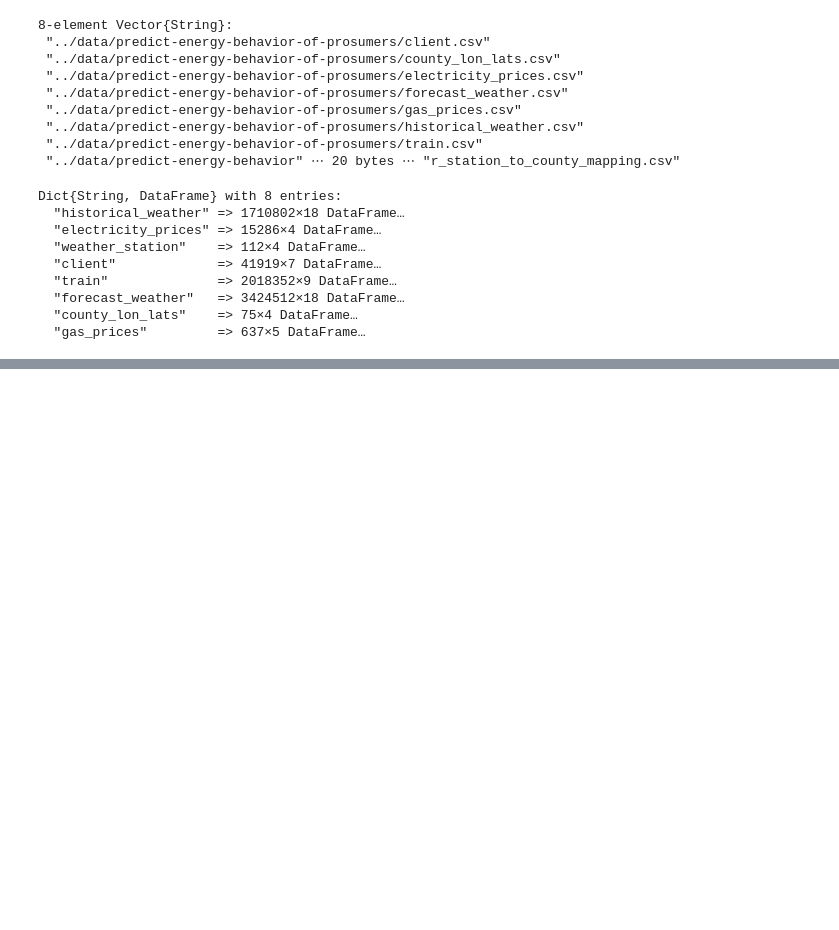
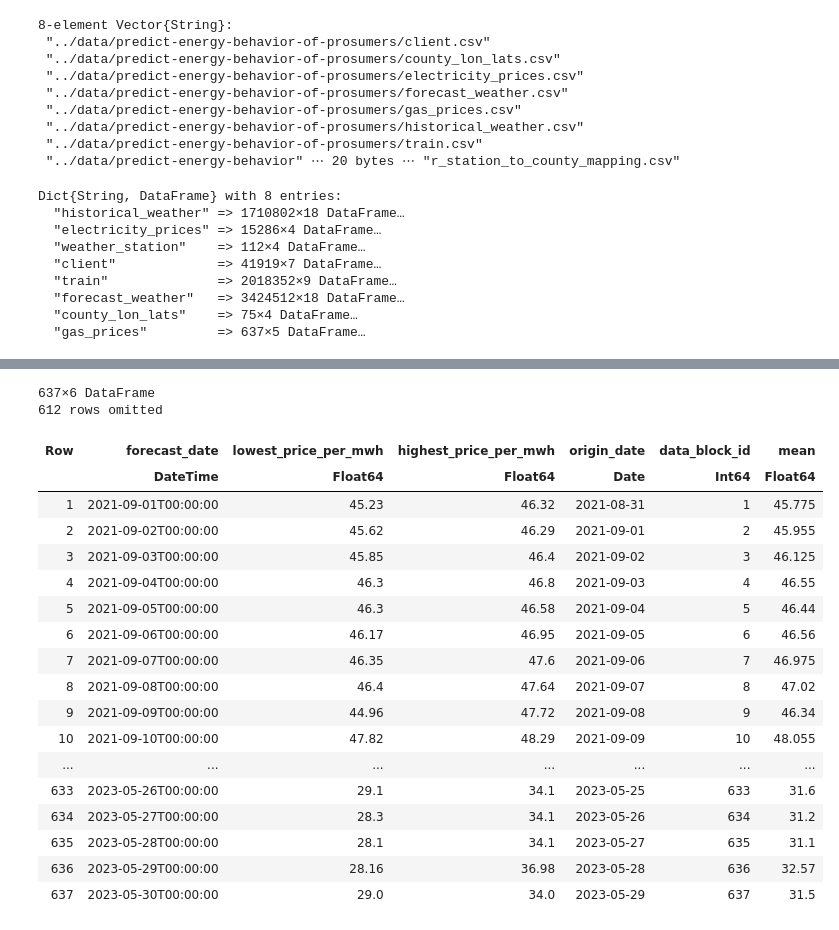
Before and after one commit to pabbuen/TFG-ProduccionElectrica, a Jupyter notebook: codigo/Julia/preprocesamiento.ipynb, the cells around one changed output, grey strips where cells are left out. Saved outputs shown, nothing was run; the diff lists cells and outputs as text; code cells hidden in the pictures; blank space fills up the shorter version.

```diff
--- a/codigo/Julia/preprocesamiento.ipynb
+++ b/codigo/Julia/preprocesamiento.ipynb
@@ -80,5 +194,5 @@ as
 | 15285 | 2023-05-30T22:00:00 | 82.09 | 2023-05-29 22:00:00 | 637 | 2023-05-30 | 2023 | 2 | 5 | 150 | ... |
 | 15286 | 2023-05-30T23:00:00 | -1.29 | 2023-05-29 23:00:00 | 637 | 2023-05-30 | 2023 | 2 | 5 | 150 | ... |
 # %%
-DateTime.(dfs["gas_prices"].forecast_date)
+as2 = copy(dfs["gas_prices"])
 # %% [output]
@@ -105,0 +219,2 @@ ArgumentError: ArgumentError: syntax df[column] is not supported use df[!, colum
+# %%
+as2[!, "mean"] = (as2.lowest_price_per_mwh .+ as2.highest_price_per_mwh) ./ 2
@@ -105,0 +239,23 @@ ArgumentError: ArgumentError: syntax df[column] is not supported use df[!, colum
+# %%
+as2
+# %% [output]
+637×6 DataFrame
+612 rows omitted
+| Row | forecast_date | lowest_price_per_mwh | highest_price_per_mwh | origin_date | data_block_id | mean |
+|  | DateTime | Float64 | Float64 | Date | Int64 | Float64 |
+| 1 | 2021-09-01T00:00:00 | 45.23 | 46.32 | 2021-08-31 | 1 | 45.775 |
+| 2 | 2021-09-02T00:00:00 | 45.62 | 46.29 | 2021-09-01 | 2 | 45.955 |
+| 3 | 2021-09-03T00:00:00 | 45.85 | 46.4 | 2021-09-02 | 3 | 46.125 |
+| 4 | 2021-09-04T00:00:00 | 46.3 | 46.8 | 2021-09-03 | 4 | 46.55 |
+| 5 | 2021-09-05T00:00:00 | 46.3 | 46.58 | 2021-09-04 | 5 | 46.44 |
+| 6 | 2021-09-06T00:00:00 | 46.17 | 46.95 | 2021-09-05 | 6 | 46.56 |
+| 7 | 2021-09-07T00:00:00 | 46.35 | 47.6 | 2021-09-06 | 7 | 46.975 |
+| 8 | 2021-09-08T00:00:00 | 46.4 | 47.64 | 2021-09-07 | 8 | 47.02 |
+| 9 | 2021-09-09T00:00:00 | 44.96 | 47.72 | 2021-09-08 | 9 | 46.34 |
+| 10 | 2021-09-10T00:00:00 | 47.82 | 48.29 | 2021-09-09 | 10 | 48.055 |
+| ... | ... | ... | ... | ... | ... | ... |
+| 633 | 2023-05-26T00:00:00 | 29.1 | 34.1 | 2023-05-25 | 633 | 31.6 |
+| 634 | 2023-05-27T00:00:00 | 28.3 | 34.1 | 2023-05-26 | 634 | 31.2 |
+| 635 | 2023-05-28T00:00:00 | 28.1 | 34.1 | 2023-05-27 | 635 | 31.1 |
+| 636 | 2023-05-29T00:00:00 | 28.16 | 36.98 | 2023-05-28 | 636 | 32.57 |
+| 637 | 2023-05-30T00:00:00 | 29.0 | 34.0 | 2023-05-29 | 637 | 31.5 |
```
Also changed, not shown: parts of 6 cells of this notebook, 1 other file.
